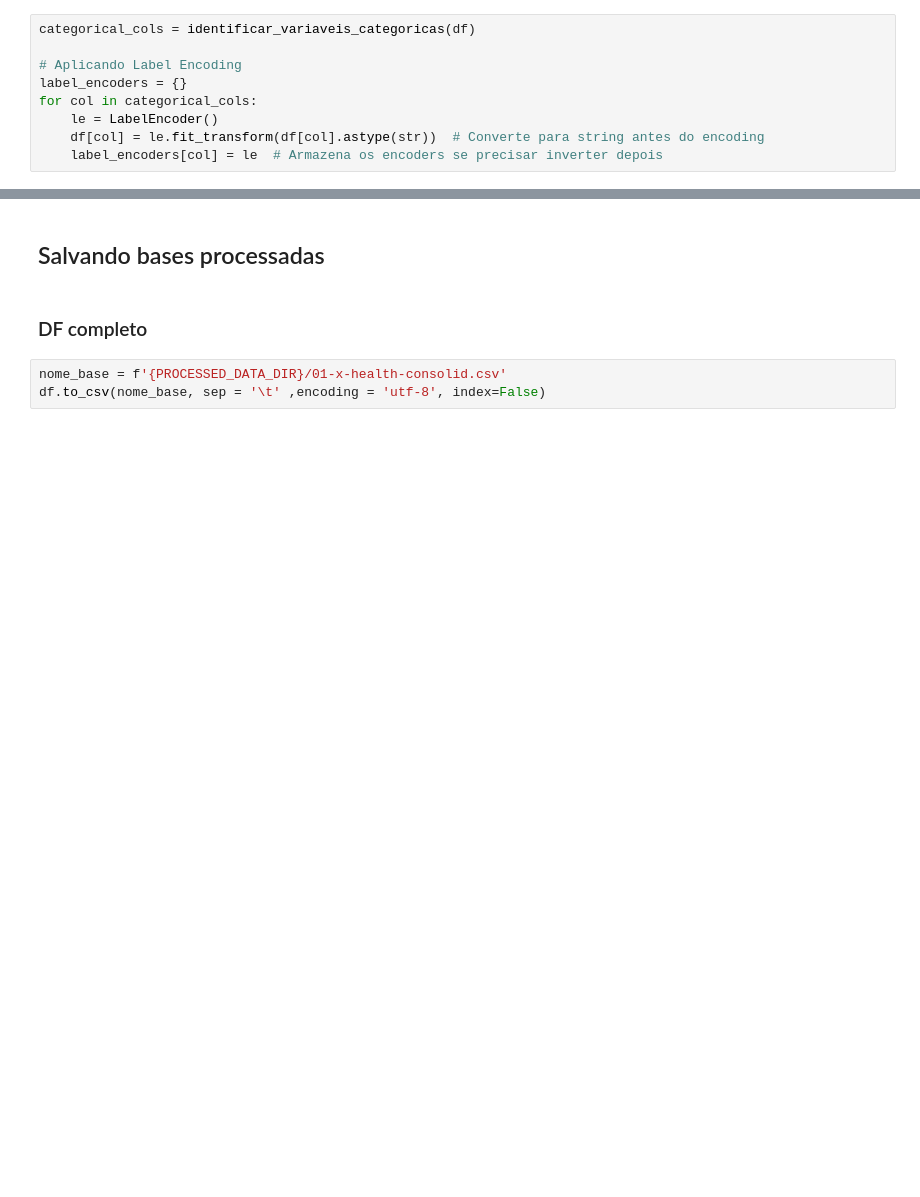
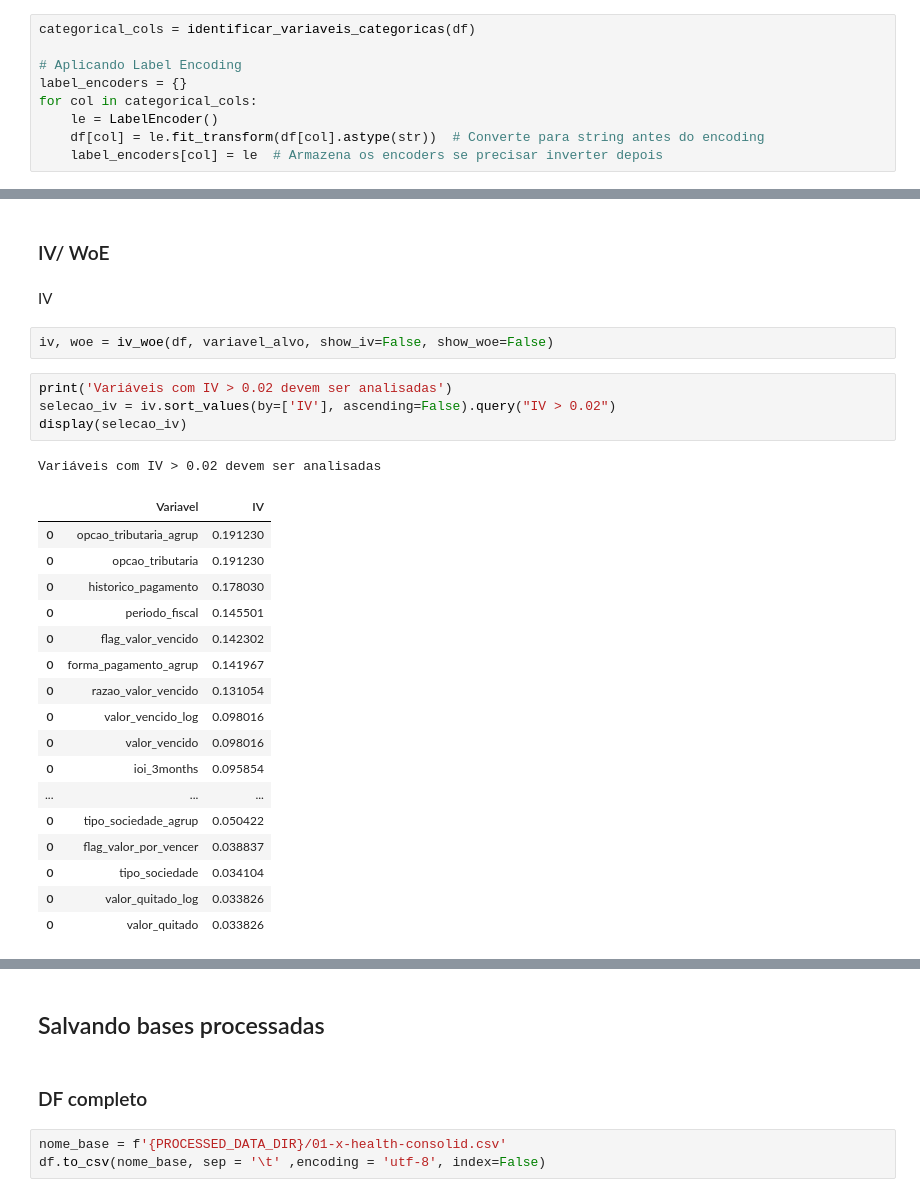
Before and after one commit to natfaria/x_health, a Jupyter notebook: notebooks/consolida_base.ipynb, the cells around one changed output, grey strips where cells are left out. Saved outputs shown, nothing was run; the diff lists cells and outputs as text; blank space fills up the shorter version.

```diff
--- a/notebooks/consolida_base.ipynb
+++ b/notebooks/consolida_base.ipynb
@@ -193,0 +204,29 @@ Index(['opcao_tributaria_agrup', 'flag_valor_por_vencer',
+# %% [markdown]
+### IV/ WoE
+# %% [markdown]
+IV
+# %%
+iv, woe = iv_woe(df, variavel_alvo, show_iv=False, show_woe=False)
+# %%
+print('Variáveis com IV > 0.02 devem ser analisadas')
+selecao_iv = iv.sort_values(by=['IV'], ascending=False).query("IV > 0.02")
+display(selecao_iv)
+# %% [output]
+Variáveis com IV > 0.02 devem ser analisadas
+|  | Variavel | IV |
+| 0 | opcao_tributaria_agrup | 0.191230 |
+| 0 | opcao_tributaria | 0.191230 |
+| 0 | historico_pagamento | 0.178030 |
+| 0 | periodo_fiscal | 0.145501 |
+| 0 | flag_valor_vencido | 0.142302 |
+| 0 | forma_pagamento_agrup | 0.141967 |
+| 0 | razao_valor_vencido | 0.131054 |
+| 0 | valor_vencido_log | 0.098016 |
+| 0 | valor_vencido | 0.098016 |
+| 0 | ioi_3months | 0.095854 |
+| ... | ... | ... |
+| 0 | tipo_sociedade_agrup | 0.050422 |
+| 0 | flag_valor_por_vencer | 0.038837 |
+| 0 | tipo_sociedade | 0.034104 |
+| 0 | valor_quitado_log | 0.033826 |
+| 0 | valor_quitado | 0.033826 |
```
Also changed, not shown: parts of 26 cells of this notebook, 15 other files.
